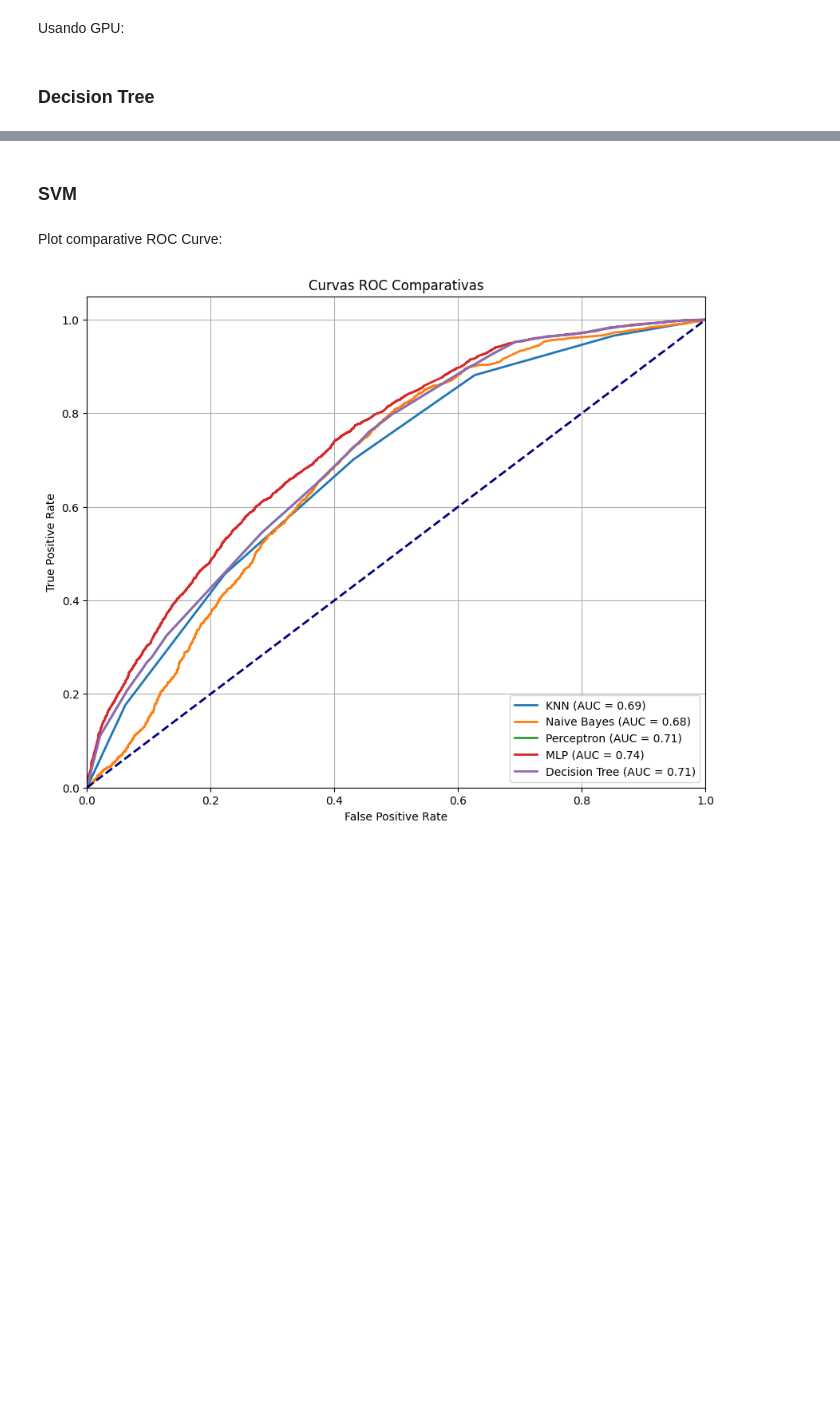
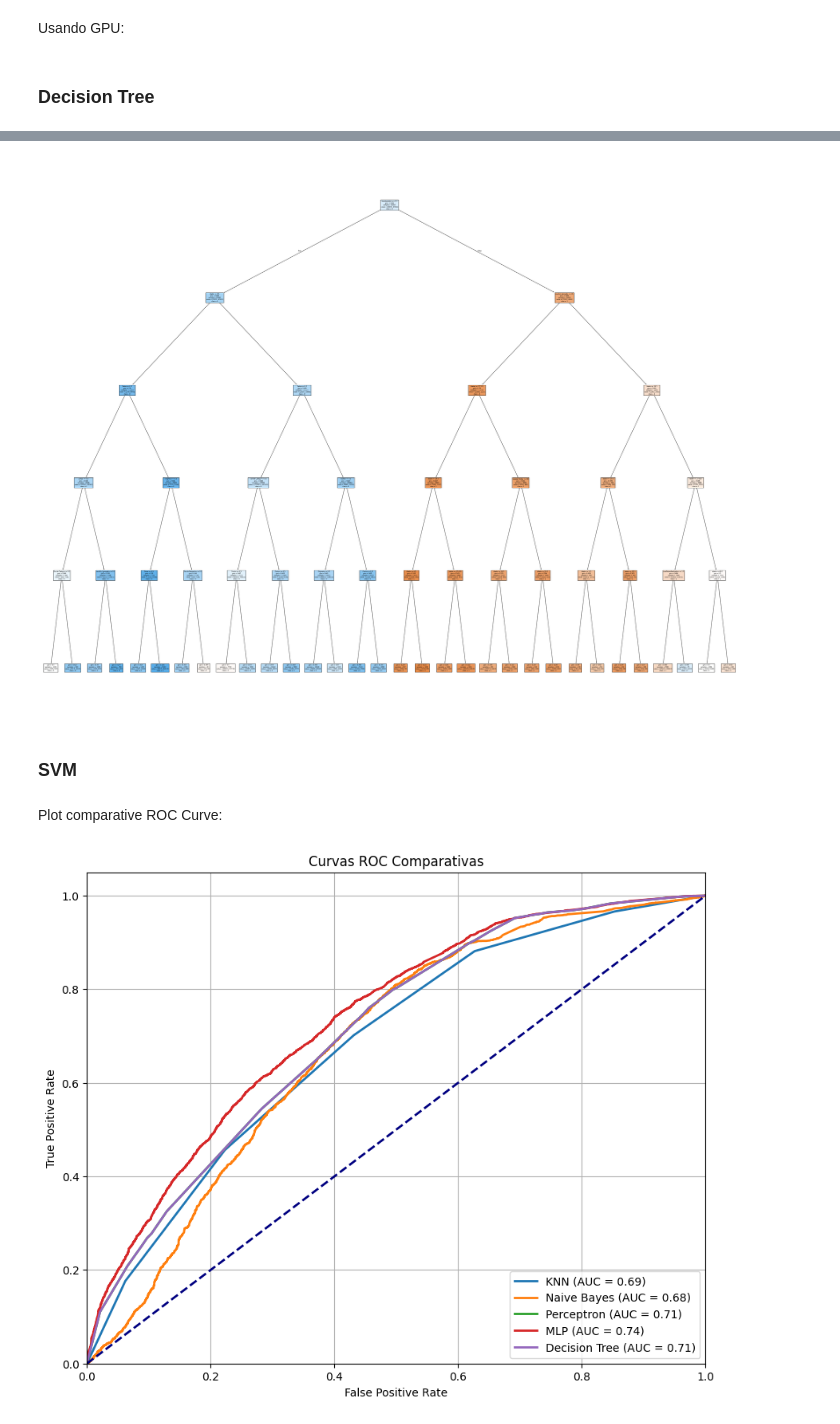
Before and after one commit to FernandoSchett/predicting_influenza, a Jupyter notebook: predicting_influenza_bahia.ipynb, the cells around one changed output, grey strips where cells are left out. Drawn from its saved outputs; the diff is of its cells as text; code cells hidden in the pictures; blank space fills up the shorter version.

```diff
--- a/predicting_influenza_bahia.ipynb
+++ b/predicting_influenza_bahia.ipynb
@@ -391,7 +420,10 @@ F1:0.7422466042486774 Recall:0.8358647271474655
 # %%
+clf_tree.fit(X_train, y_train)
 plt.figure(figsize=(50,40))
-plot_tree(clf_tree, filled=True, feature_names=X_train.columns, class_names=['1', '0'])
+plot_tree(clf_tree, filled=True, feature_names=df_p_clean.columns, class_names=['1', '0'])
 plt.show()
+# %% [output]
+[figure, added]
 # %% [markdown]
 ### SVM
 # %%
```
Also changed, not shown: parts of 11 cells of this notebook.
